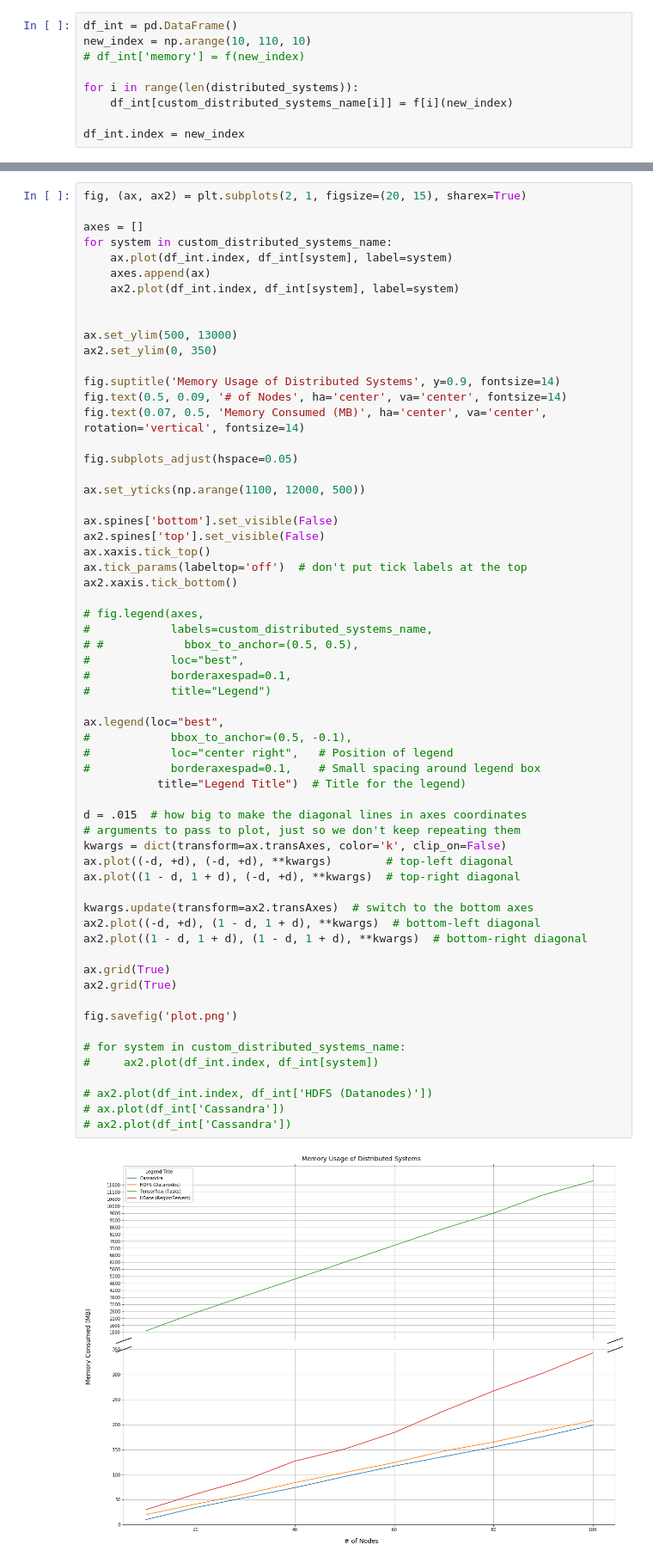
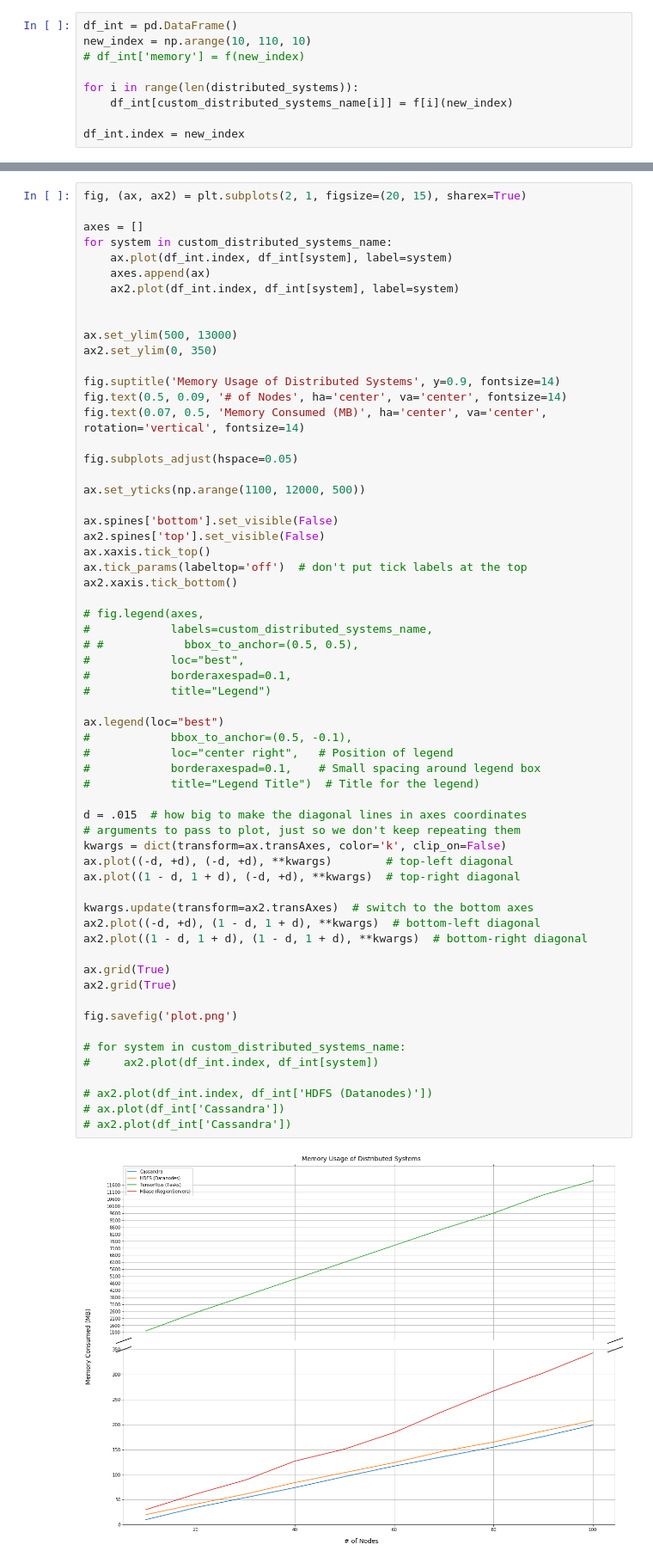
Before and after one commit to rayandrew/ucare-research, a Jupyter notebook: visualization/Visualization.ipynb, the cells around one changed output, grey strips where cells are left out. Shown: that part at 86% size. Drawn from its saved outputs; the diff is of its cells as text.

Commit message:
remove legend title

```diff
--- a/visualization/Visualization.ipynb
+++ b/visualization/Visualization.ipynb
@@ -99,33 +99,33 @@ ax2.xaxis.tick_bottom()
 #            loc="best",
 #            borderaxespad=0.1,
 #            title="Legend")
 
-ax.legend(loc="best",
+ax.legend(loc="best")
 #            bbox_to_anchor=(0.5, -0.1),
 #            loc="center right",   # Position of legend
 #            borderaxespad=0.1,    # Small spacing around legend box
-           title="Legend Title")  # Title for the legend)
+#            title="Legend Title")  # Title for the legend)
 
 d = .015  # how big to make the diagonal lines in axes coordinates
 # arguments to pass to plot, just so we don't keep repeating them
 kwargs = dict(transform=ax.transAxes, color='k', clip_on=False)
 ax.plot((-d, +d), (-d, +d), **kwargs)        # top-left diagonal
 ax.plot((1 - d, 1 + d), (-d, +d), **kwargs)  # top-right diagonal
 
 kwargs.update(transform=ax2.transAxes)  # switch to the bottom axes
 ax2.plot((-d, +d), (1 - d, 1 + d), **kwargs)  # bottom-left diagonal
 ax2.plot((1 - d, 1 + d), (1 - d, 1 + d), **kwargs)  # bottom-right diagonal
 
 ax.grid(True)
 ax2.grid(True)
 
 fig.savefig('plot.png')
 
 # for system in custom_distributed_systems_name:
 #     ax2.plot(df_int.index, df_int[system])
 
 # ax2.plot(df_int.index, df_int['HDFS (Datanodes)'])
 # ax.plot(df_int['Cassandra'])
 # ax2.plot(df_int['Cassandra'])
 # %% [output]
-[figure, old version]
+[figure, new version]
```
Also changed, not shown: 1 other file.
